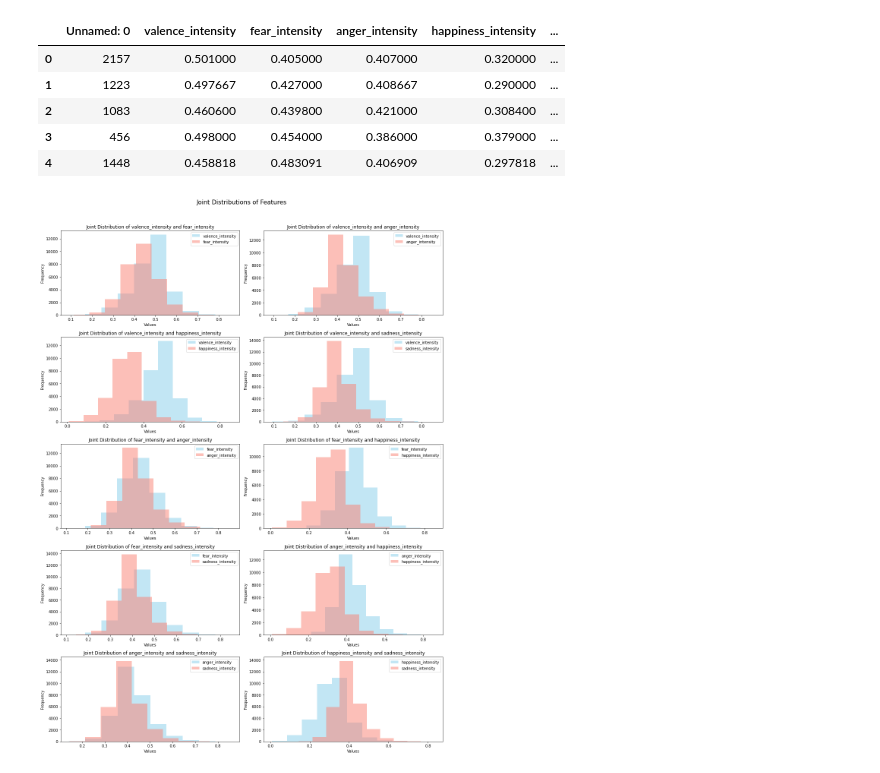
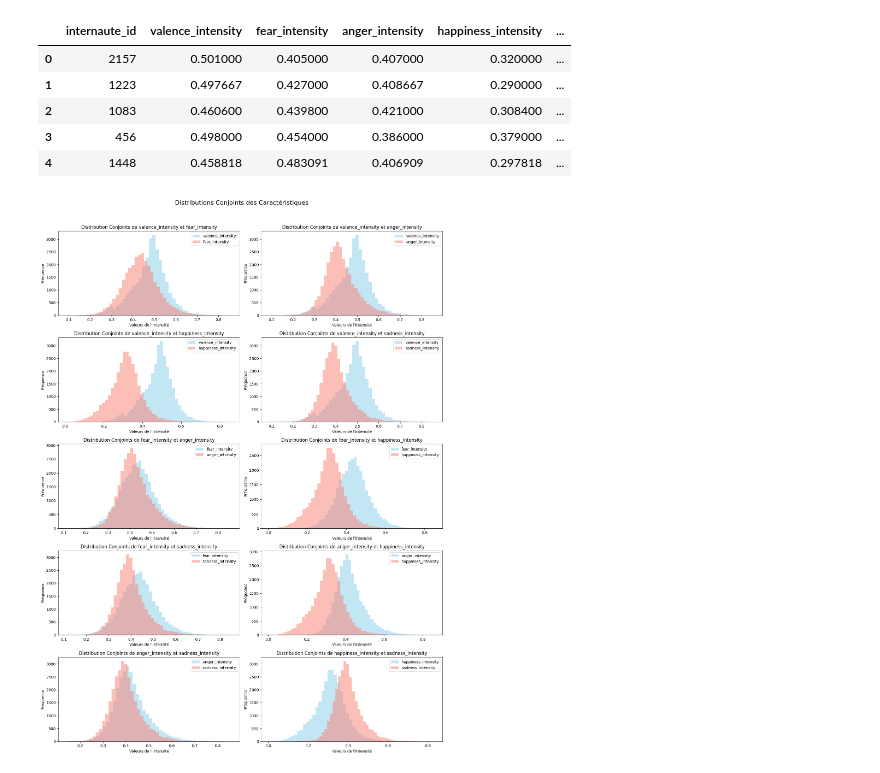
Before and after one commit to KHALOUIoussama/TP2_sciences_de_donnees, a Jupyter notebook: notebook.ipynb, the cells around one changed output. Saved outputs shown, nothing was run; the diff lists cells and outputs as text; code cells hidden in the pictures.

```diff
--- a/notebook.ipynb
+++ b/notebook.ipynb
@@ -1,44 +4,43 @@
 # %%
-import pandas as pd
-
 # Chargez le fichier CSV dans un DataFrame pandas
 df = pd.read_csv("dataTp2.csv")
 
+# Renommez la colonne 'Unnamed: 0' en 'internaute_id'
+df.rename(columns={'Unnamed: 0': 'internaute_id'}, inplace=True)
+
 # Affichez les premières lignes du DataFrame
 df.head()
 # %% [output]
-|  | Unnamed: 0 | valence_intensity | fear_intensity | anger_intensity | happiness_intensity | ... |
+|  | internaute_id | valence_intensity | fear_intensity | anger_intensity | happiness_intensity | ... |
 | 0 | 2157 | 0.501000 | 0.405000 | 0.407000 | 0.320000 | ... |
 | 1 | 1223 | 0.497667 | 0.427000 | 0.408667 | 0.290000 | ... |
 | 2 | 1083 | 0.460600 | 0.439800 | 0.421000 | 0.308400 | ... |
 | 3 | 456 | 0.498000 | 0.454000 | 0.386000 | 0.379000 | ... |
 | 4 | 1448 | 0.458818 | 0.483091 | 0.406909 | 0.297818 | ... |
 # %%
-import matplotlib.pyplot as plt
+# Sélectionnez les caractéristiques pour les graphiques de distribution conjointe
+caracteristiques_selectionnees = ['valence_intensity', 'fear_intensity', 'anger_intensity', 'happiness_intensity', 'sadness_intensity']
 
-# Select the features for joint distribution plots
-selected_features = ['valence_intensity', 'fear_intensity', 'anger_intensity', 'happiness_intensity', 'sadness_intensity']
+# Créez toutes les paires possibles de caractéristiques
+paires_de_caracteristiques = [(caracteristique1, caracteristique2) for i, caracteristique1 in enumerate(caracteristiques_selectionnees) for caracteristique2 in caracteristiques_selectionnees[i+1:]]
 
-# Create all possible pairs of features
-feature_pairs = [(feature1, feature2) for i, feature1 in enumerate(selected_features) for feature2 in selected_features[i+1:]]
+# Créez les histogrammes de distribution conjointe
+fig, axes = plt.subplots(5, 2, figsize=(15, 20))
+fig.suptitle('Distributions Conjoints des Caractéristiques', y=1.02, fontsize=16)
 
-# Create the joint distribution histogram plots
-fig, axes = plt.subplots(5, 2, figsize=(15, 20))
-fig.suptitle('Joint Distributions of Features', y=1.02, fontsize=16)
+for i, (caracteristique1, caracteristique2) in enumerate(paires_de_caracteristiques):
+    ligne, col = divmod(i, 2)
 
-for i, (feature1, feature2) in enumerate(feature_pairs):
-    row, col = divmod(i, 2)
+    # Tracé des histogrammes avec des couleurs différentes pour chaque caractéristique
+    axes[ligne, col].hist(df[caracteristique1], bins=50, color='skyblue', alpha=0.5, label=caracteristique1)
+    axes[ligne, col].hist(df[caracteristique2], bins=50, color='salmon', alpha=0.5, label=caracteristique2)
 
-    # Plotting histograms with different colors for each feature
-    axes[row, col].hist(df[feature1], bins=10, color='skyblue', alpha=0.5, label=feature1)
-    axes[row, col].hist(df[feature2], bins=10, color='salmon', alpha=0.5, label=feature2)
-
-    axes[row, col].set_title(f'Joint Distribution of {feature1} and {feature2}')
-    axes[row, col].set_xlabel('Values')
-    axes[row, col].set_ylabel('Frequency')
-    axes[row, col].legend()
+    axes[ligne, col].set_title(f'Distribution Conjoints de {caracteristique1} et {caracteristique2}')
+    axes[ligne, col].set_xlabel('Valeurs de l\'intensité')
+    axes[ligne, col].set_ylabel('Fréquence')
+    axes[ligne, col].legend()
 
 plt.tight_layout()
 plt.show()
 # %% [output]
-[figure, old version]
+[figure, new version]
```
Also changed, not shown: parts of 5 cells of this notebook, 1 other file.
